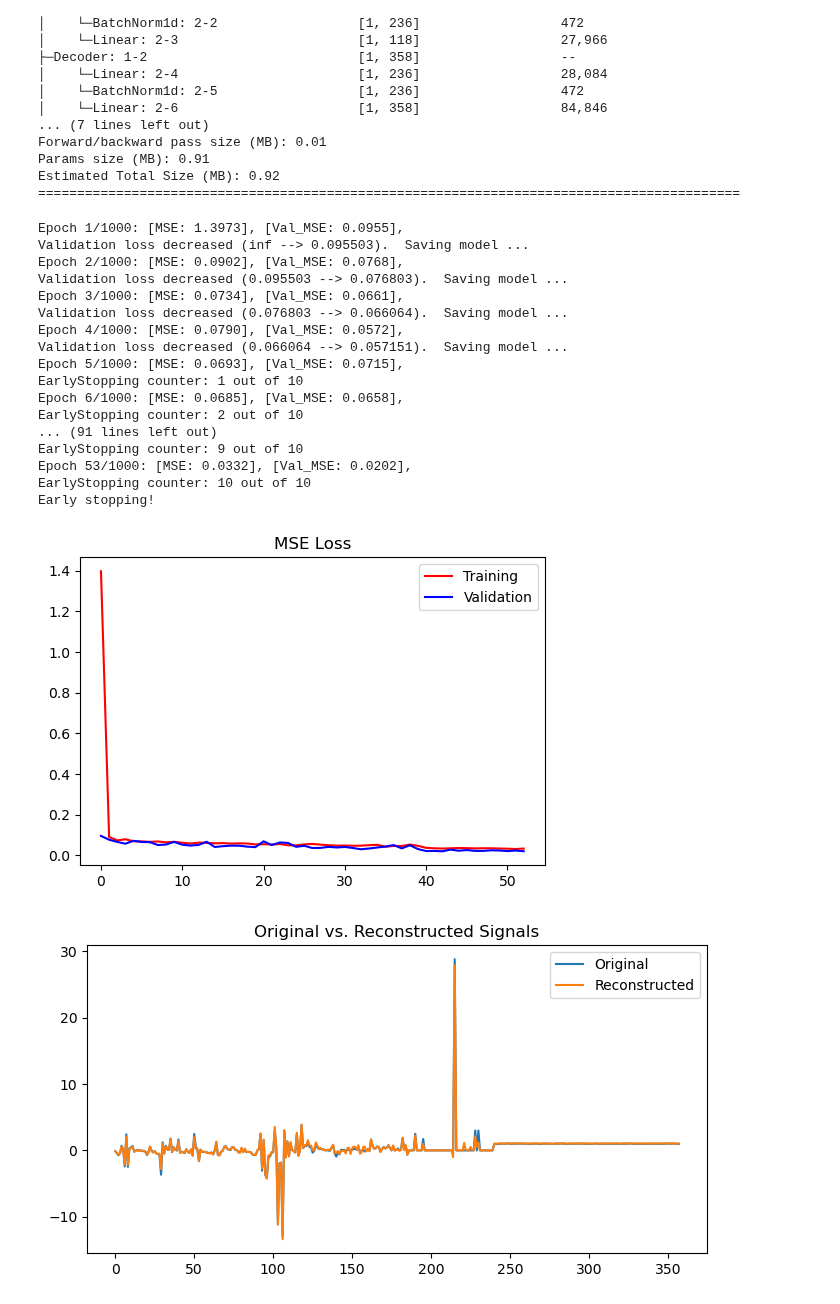
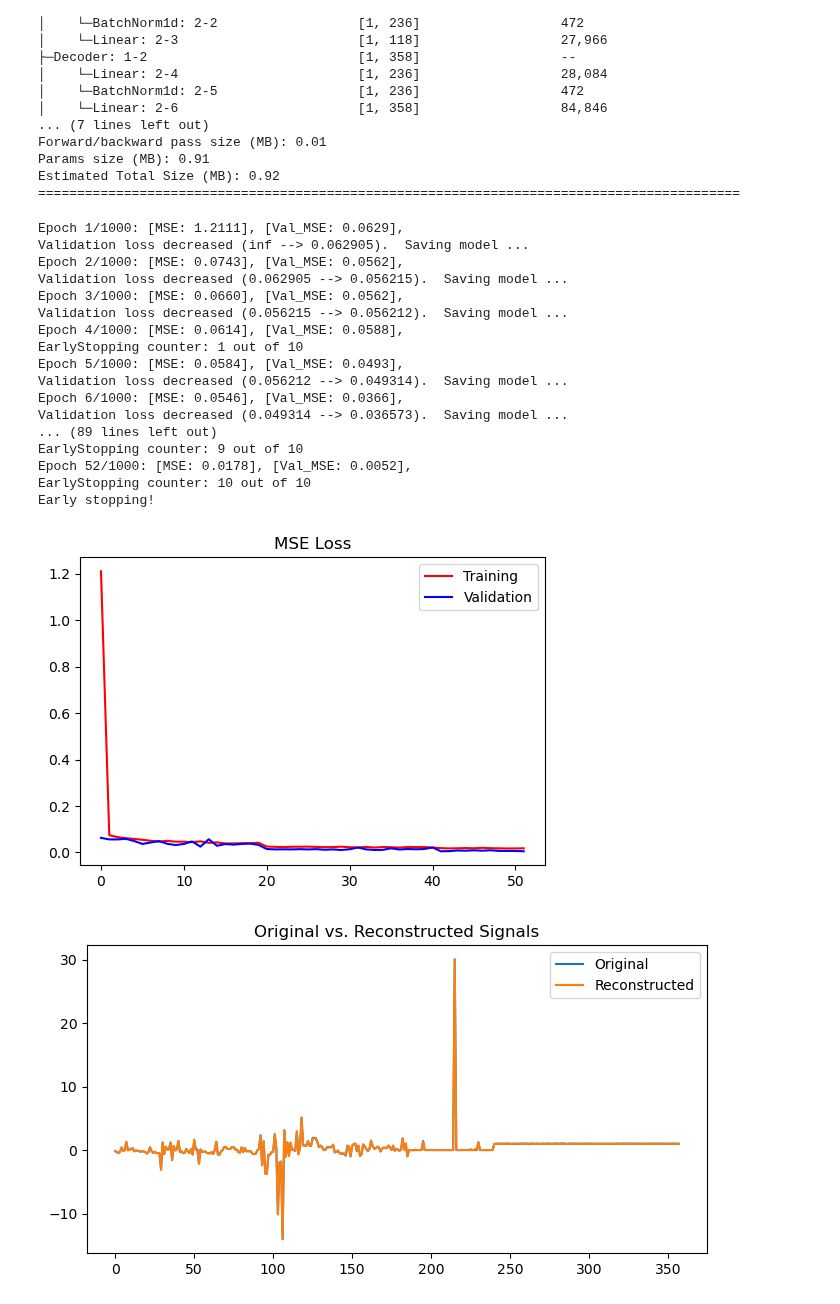
Before and after one commit to navidaftabi/rnn_paper, a Jupyter notebook: ae.ipynb, the cells around one changed output. Drawn from its saved outputs; the diff is of its cells as text; code cells hidden in the pictures.

```diff
--- a/ae.ipynb
+++ b/ae.ipynb
@@ -72,7 +72,7 @@ random.shuffle(noise_to_add_from)
 # randomly select noises from attack types
 noises = []
 for _type in noise_to_add_from:
-    noise_id = random.sample(range(T), 1)
+    noise_id = random.sample(range(int(2 * T /3)), 1)
     noises.append(Z_noise[_type][noise_id])
 random.shuffle(noises)
 if len(noises) > 0:
@@ -113,21 +113,21 @@ Estimated Total Size (MB): 0.92
 # %%
 ae, mse, val_mse = trainer.train(train_dl, test_dl, epochs=epochs)
 # %% [output]
-Epoch 1/1000: [MSE: 1.3973], [Val_MSE: 0.0955],
-Validation loss decreased (inf --> 0.095503).  Saving model ...
-Epoch 2/1000: [MSE: 0.0902], [Val_MSE: 0.0768],
-Validation loss decreased (0.095503 --> 0.076803).  Saving model ...
-Epoch 3/1000: [MSE: 0.0734], [Val_MSE: 0.0661],
-Validation loss decreased (0.076803 --> 0.066064).  Saving model ...
-Epoch 4/1000: [MSE: 0.0790], [Val_MSE: 0.0572],
-Validation loss decreased (0.066064 --> 0.057151).  Saving model ...
-Epoch 5/1000: [MSE: 0.0693], [Val_MSE: 0.0715],
+Epoch 1/1000: [MSE: 1.2111], [Val_MSE: 0.0629],
+Validation loss decreased (inf --> 0.062905).  Saving model ...
+Epoch 2/1000: [MSE: 0.0743], [Val_MSE: 0.0562],
+Validation loss decreased (0.062905 --> 0.056215).  Saving model ...
+Epoch 3/1000: [MSE: 0.0660], [Val_MSE: 0.0562],
+Validation loss decreased (0.056215 --> 0.056212).  Saving model ...
+Epoch 4/1000: [MSE: 0.0614], [Val_MSE: 0.0588],
 EarlyStopping counter: 1 out of 10
-Epoch 6/1000: [MSE: 0.0685], [Val_MSE: 0.0658],
-EarlyStopping counter: 2 out of 10
-... (91 lines left out)
+Epoch 5/1000: [MSE: 0.0584], [Val_MSE: 0.0493],
+Validation loss decreased (0.056212 --> 0.049314).  Saving model ...
+Epoch 6/1000: [MSE: 0.0546], [Val_MSE: 0.0366],
+Validation loss decreased (0.049314 --> 0.036573).  Saving model ...
+... (89 lines left out)
 EarlyStopping counter: 9 out of 10
-Epoch 53/1000: [MSE: 0.0332], [Val_MSE: 0.0202],
+Epoch 52/1000: [MSE: 0.0178], [Val_MSE: 0.0052],
 EarlyStopping counter: 10 out of 10
 Early stopping!
 # %%
@@ -142,21 +142,21 @@ def plot_learning(mse, val_mse):
 # %%
 plot_learning(mse, val_mse)
 # %% [output]
-[figure, old version]
+[figure, new version]
 # %%
 ae.eval()
 Z = torch.tensor(Z, dtype=torch.float32).to(device)
 Z_enc = ae(Z)
 # %%
-idx = 876
+idx = 0
 fig, axs = plt.subplots(figsize=(8,4))
 axs.plot(np.transpose(Z[idx,:].cpu().detach().numpy()), label='Original')
 axs.plot(np.transpose(Z_enc[idx,:].cpu().detach().numpy()), label='Reconstructed')
 axs.set_title('Original vs. Reconstructed Signals')
 plt.legend()
 plt.show()
 # %% [output]
-[figure, old version]
+[figure, new version]
 # %%
 ae.eval()
 Z_latent = ae.encoder(Z)
```
Also changed, not shown: parts of 2 cells of this notebook, 5 other files.
